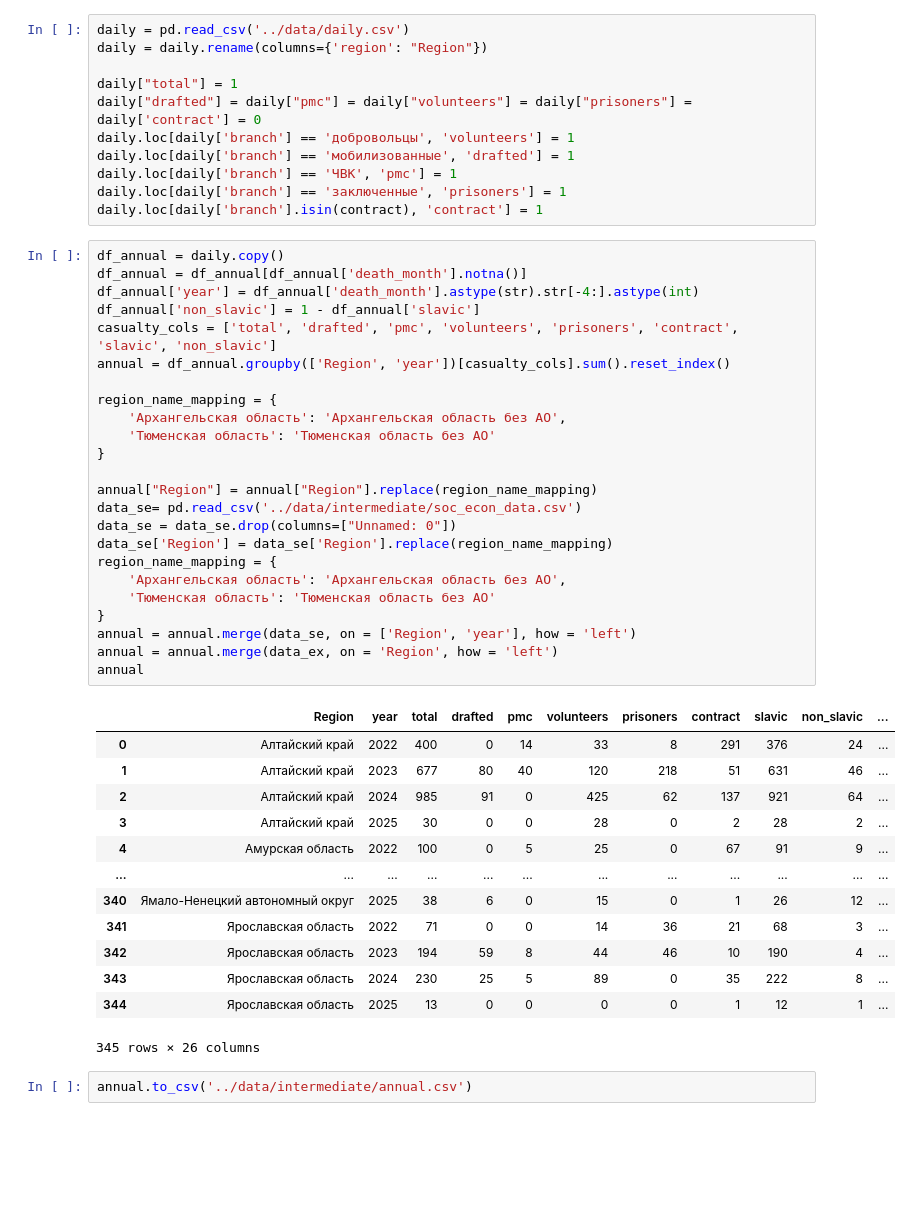
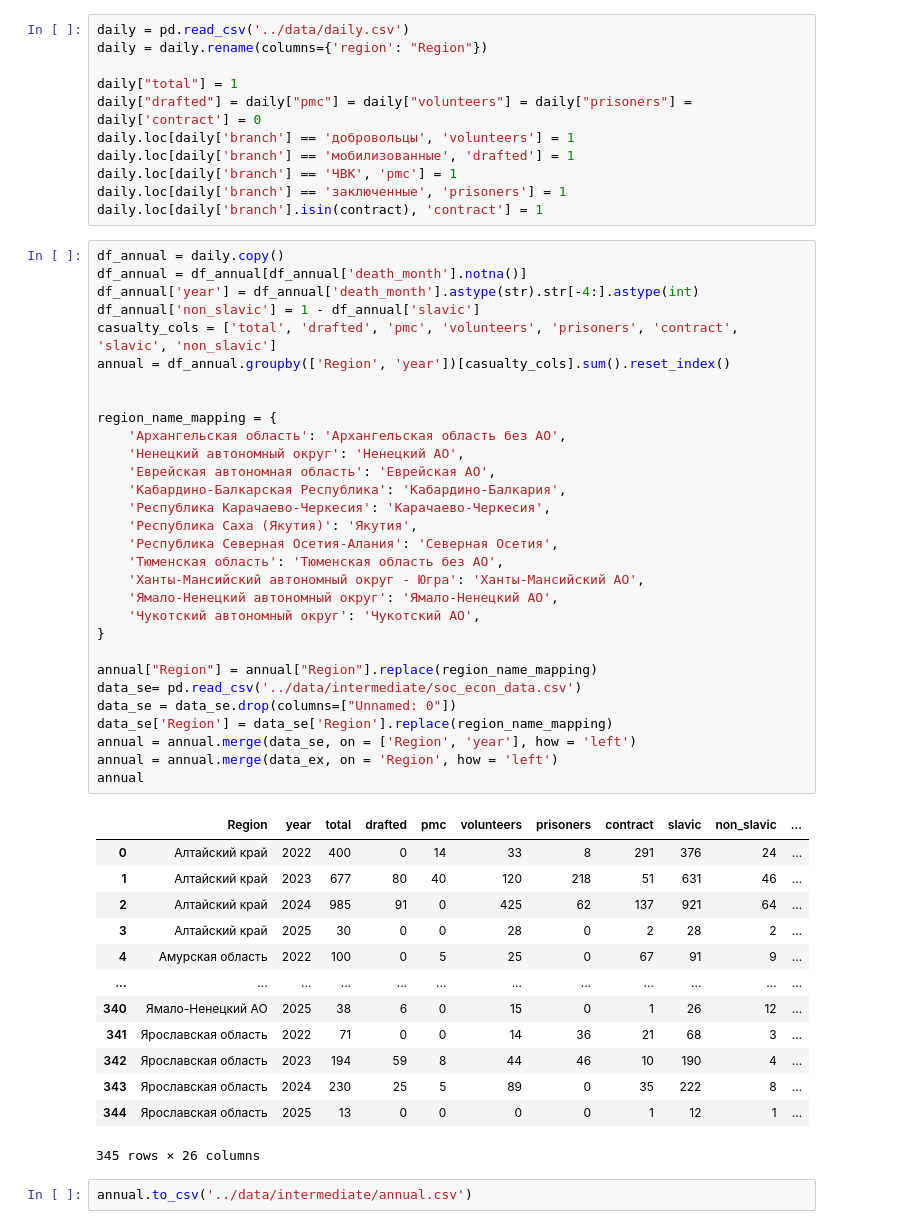
Before and after one commit to ahalian/Thesis, a Jupyter notebook: analysis/monthly_analysis.ipynb, the cells around one changed output. Saved outputs shown, nothing was run; the diff lists cells and outputs as text; blank space fills up the shorter version.

Commit message:
Fixed regional merge.

```diff
--- a/analysis/monthly_analysis.ipynb
+++ b/analysis/monthly_analysis.ipynb
@@ -188,36 +188,42 @@ daily.loc[daily['branch'].isin(contract), 'contract'] = 1
 # %%
 df_annual = daily.copy()
 df_annual = df_annual[df_annual['death_month'].notna()]
 df_annual['year'] = df_annual['death_month'].astype(str).str[-4:].astype(int)
 df_annual['non_slavic'] = 1 - df_annual['slavic']
 casualty_cols = ['total', 'drafted', 'pmc', 'volunteers', 'prisoners', 'contract', 'slavic', 'non_slavic']
 annual = df_annual.groupby(['Region', 'year'])[casualty_cols].sum().reset_index()
 
+
 region_name_mapping = {
     'Архангельская область': 'Архангельская область без АО',
-    'Тюменская область': 'Тюменская область без АО'
+    'Ненецкий автономный округ': 'Ненецкий АО',
+    'Еврейская автономная область': 'Еврейская АО',
+    'Кабардино-Балкарская Республика': 'Кабардино-Балкария',
+    'Республика Карачаево-Черкесия': 'Карачаево-Черкесия',
+    'Республика Саха (Якутия)': 'Якутия',
+    'Республика Северная Осетия-Алания': 'Северная Осетия',
+    'Тюменская область': 'Тюменская область без АО',
+    'Ханты-Мансийский автономный округ - Югра': 'Ханты-Мансийский АО',
+    'Ямало-Ненецкий автономный округ': 'Ямало-Hенецкий АО',
+    'Чукотский автономный округ': 'Чукотский АО',
 }
 
 annual["Region"] = annual["Region"].replace(region_name_mapping)
 data_se= pd.read_csv('../data/intermediate/soc_econ_data.csv')
 data_se = data_se.drop(columns=["Unnamed: 0"])
 data_se['Region'] = data_se['Region'].replace(region_name_mapping)
-region_name_mapping = {
-    'Архангельская область': 'Архангельская область без АО',
-    'Тюменская область': 'Тюменская область без АО'
-}
 annual = annual.merge(data_se, on = ['Region', 'year'], how = 'left')
 annual = annual.merge(data_ex, on = 'Region', how = 'left')
 annual
 # %% [output]
 |  | Region | year | total | drafted | pmc | volunteers | prisoners | contract | slavic | non_slavic | ... |
 | 0 | Алтайский край | 2022 | 400 | 0 | 14 | 33 | 8 | 291 | 376 | 24 | ... |
 | 1 | Алтайский край | 2023 | 677 | 80 | 40 | 120 | 218 | 51 | 631 | 46 | ... |
 | 2 | Алтайский край | 2024 | 985 | 91 | 0 | 425 | 62 | 137 | 921 | 64 | ... |
 | 3 | Алтайский край | 2025 | 30 | 0 | 0 | 28 | 0 | 2 | 28 | 2 | ... |
 | 4 | Амурская область | 2022 | 100 | 0 | 5 | 25 | 0 | 67 | 91 | 9 | ... |
 | ... | ... | ... | ... | ... | ... | ... | ... | ... | ... | ... | ... |
-| 340 | Ямало-Ненецкий автономный округ | 2025 | 38 | 6 | 0 | 15 | 0 | 1 | 26 | 12 | ... |
+| 340 | Ямало-Hенецкий АО | 2025 | 38 | 6 | 0 | 15 | 0 | 1 | 26 | 12 | ... |
 | 341 | Ярославская область | 2022 | 71 | 0 | 0 | 14 | 36 | 21 | 68 | 3 | ... |
 | 342 | Ярославская область | 2023 | 194 | 59 | 8 | 44 | 46 | 10 | 190 | 4 | ... |
 | 343 | Ярославская область | 2024 | 230 | 25 | 5 | 89 | 0 | 35 | 222 | 8 | ... |
```
Also changed, not shown: 1 other file.
